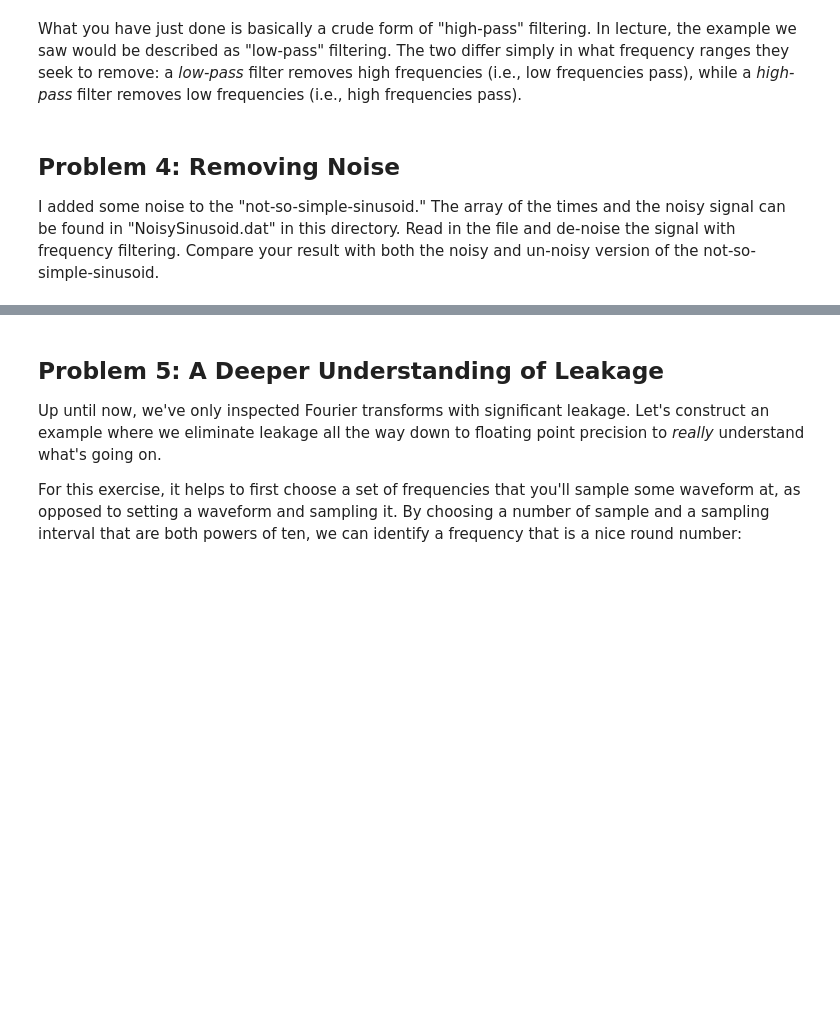
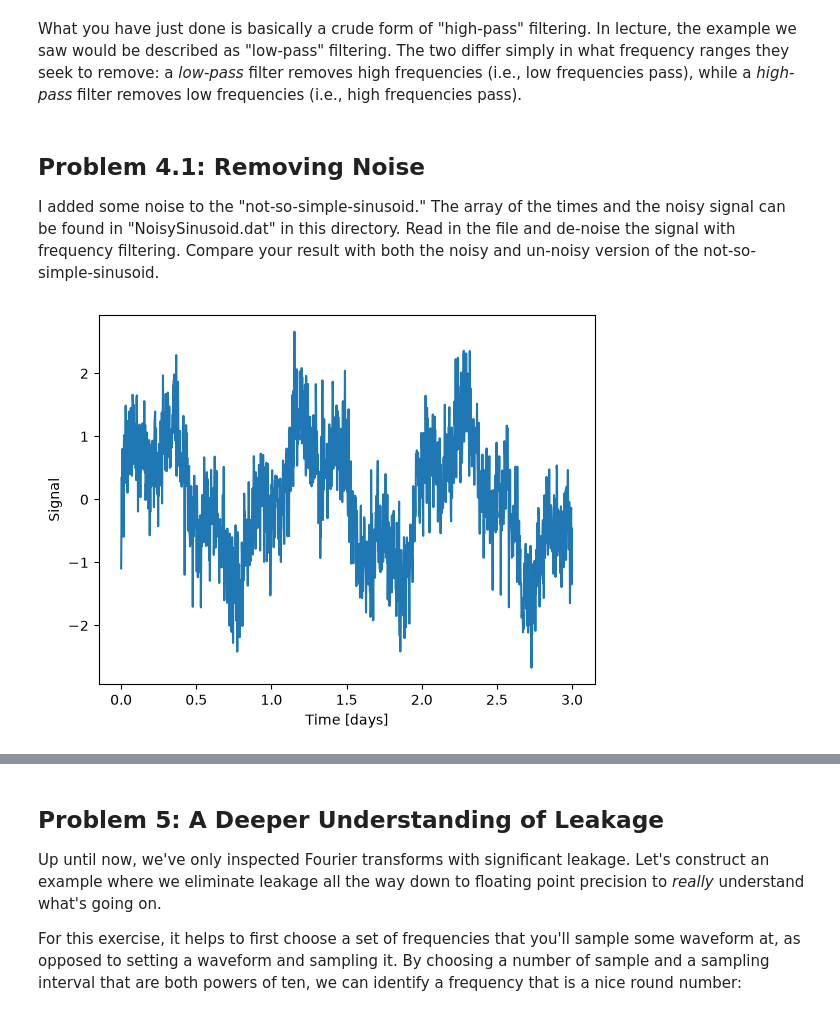
Before and after one commit to pyaritra/Session-27, a Jupyter notebook: Day1/FourierMethodsProblem1.ipynb, the cells around one changed output, grey strips where cells are left out. Cells and saved outputs as stored; diff of their text form; code cells hidden in the pictures; blank space fills up the shorter version.

```diff
--- a/Day1/FourierMethodsProblem1.ipynb
+++ b/Day1/FourierMethodsProblem1.ipynb
@@ -279,8 +314,16 @@ Has your low-frequency filter successfully recovered a similar waveform as the "
 # %% [markdown]
 What you have just done is basically a crude form of "high-pass" filtering. In lecture, the example we saw would be described as "low-pass" filtering. The two differ simply in what frequency ranges they seek to remove: a *low-pass* filter removes high frequencies (i.e., low frequencies pass), while a *high-pass* filter removes low frequencies (i.e., high frequencies pass).
 # %% [markdown]
-## Problem 4: Removing Noise
+## Problem 4.1: Removing Noise
 
 I added some noise to the "not-so-simple-sinusoid." The array of the times and the noisy signal can be found in "NoisySinusoid.dat" in this directory. Read in the file and de-noise the signal with frequency filtering. Compare your result with both the noisy and un-noisy version of the not-so-simple-sinusoid.
 # %%
-# complete
+# read in the NoisySinusoid.dat file and plot it
+
+times, ns_signal = np.loadtxt("NoisySinusoid.dat", unpack=True)
+plt.plot(times, ns_signal)
+plt.xlabel(r"Time [days]")
+plt.ylabel(r"Signal")
+plt.show()
+# %% [output]
+[figure, added]
```
Also changed, not shown: parts of 10 cells of this notebook.
